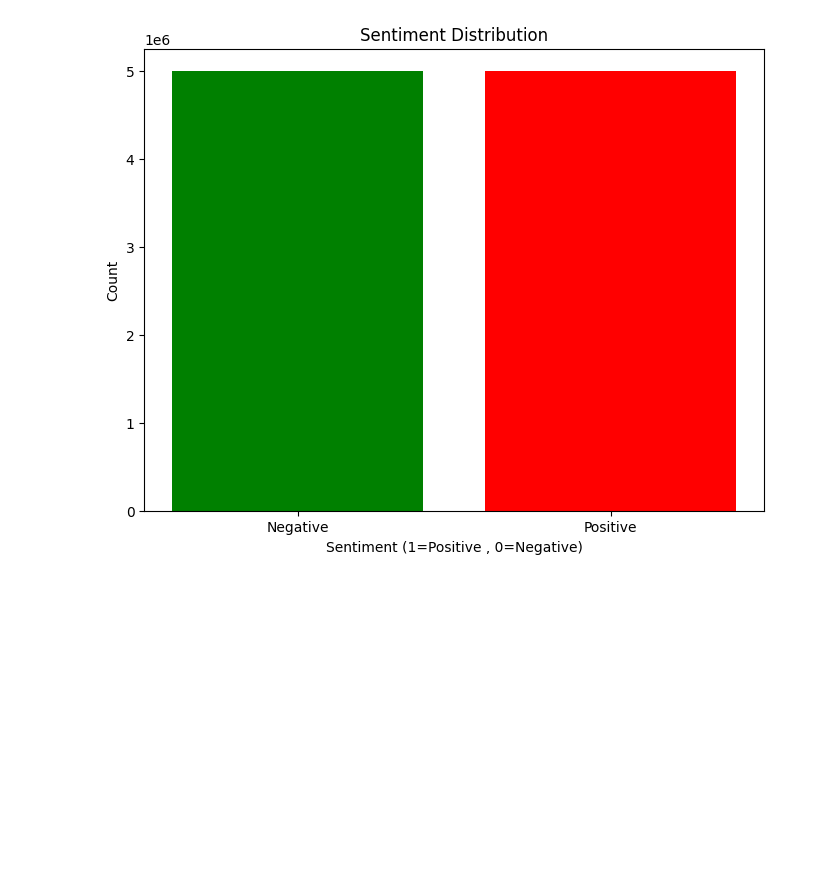
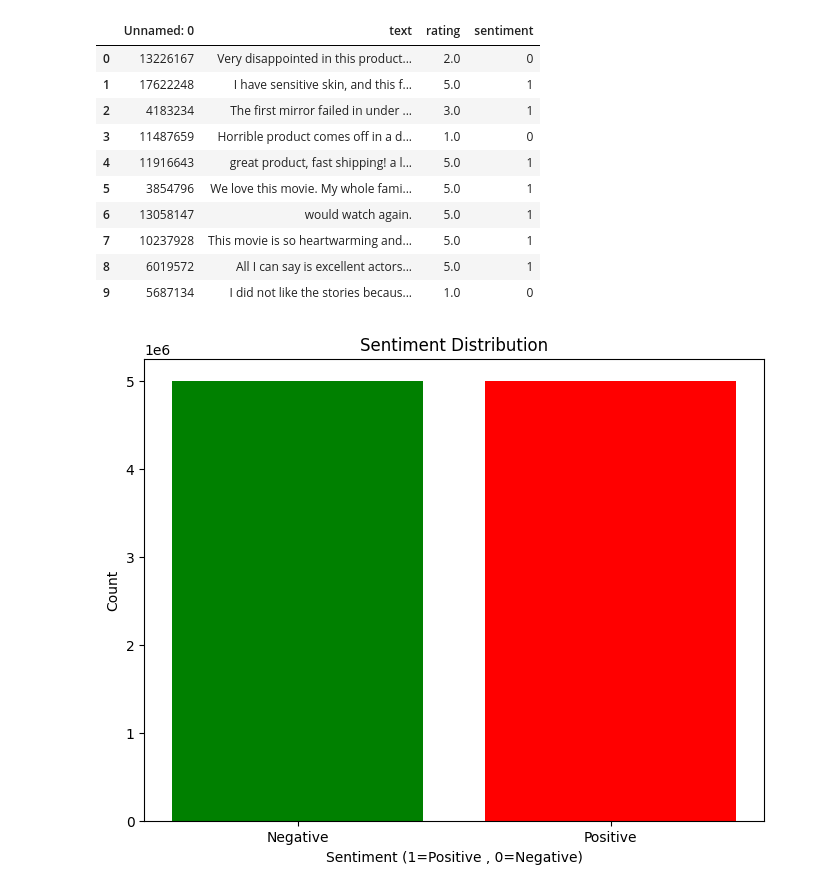
Before and after one commit to Dharmendra016/Bigru_Sentiment_Analysis, a Jupyter notebook: model_train.ipynb, the cells around one changed output. Saved outputs shown, nothing was run; the diff lists cells and outputs as text; code cells hidden in the pictures; blank space fills up the shorter version.

```diff
--- a/model_train.ipynb
+++ b/model_train.ipynb
@@ -58,6 +58,20 @@ balanced_df = pd.concat([class_0_sample, class_1_sample])
 df = balanced_df.sample(frac=1, random_state=42)
 # %%
 df["sentiment"] = (df["rating"] >= 3).astype(int)
+# %%
+df.head(10)
+# %% [output]
+|  | Unnamed: 0 | text | rating | sentiment |
+| 0 | 13226167 | Very disappointed in this product... | 2.0 | 0 |
+| 1 | 17622248 | I have sensitive skin, and this f... | 5.0 | 1 |
+| 2 | 4183234 | The first mirror failed in under ... | 3.0 | 1 |
+| 3 | 11487659 | Horrible product comes off in a d... | 1.0 | 0 |
+| 4 | 11916643 | great product, fast shipping! a l... | 5.0 | 1 |
+| 5 | 3854796 | We love this movie. My whole fami... | 5.0 | 1 |
+| 6 | 13058147 | would watch again. | 5.0 | 1 |
+| 7 | 10237928 | This movie is so heartwarming and... | 5.0 | 1 |
+| 8 | 6019572 | All I can say is excellent actors... | 5.0 | 1 |
+| 9 | 5687134 | I did not like the stories becaus... | 1.0 | 0 |
 # %%
 df = pd.read_csv('./Dataset/reviews.csv', escapechar='\t')
 
```
Also changed, not shown: parts of 4 cells of this notebook.
